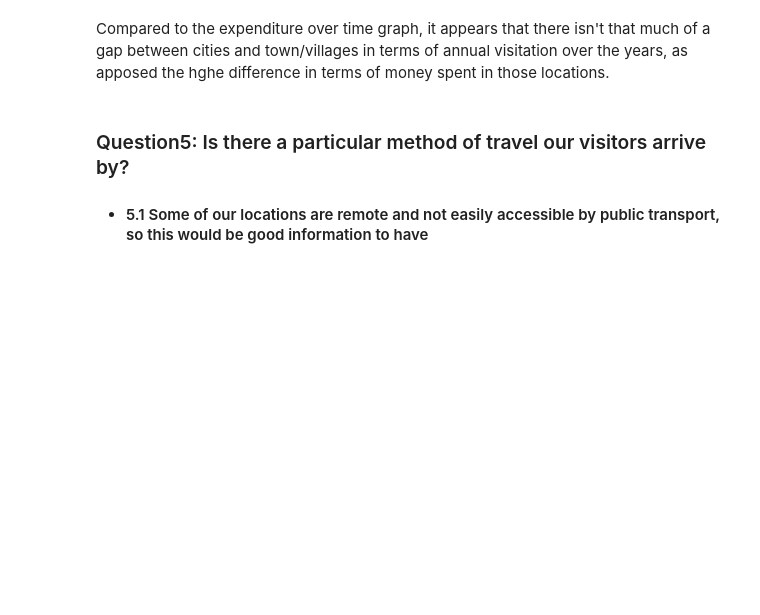
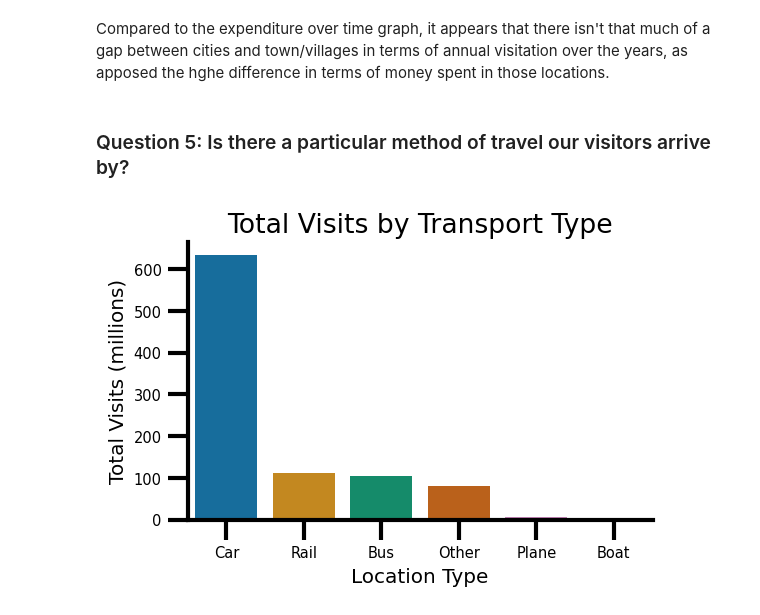
Before and after one commit to mjmarr/visit_scotland_final_project, a Jupyter notebook: Analysis.ipynb, the cells around one changed output. Drawn from its saved outputs; the diff is of its cells as text; code cells hidden in the pictures; blank space fills up the shorter version.

```diff
--- a/Analysis.ipynb
+++ b/Analysis.ipynb
@@ -573,5 +573,34 @@ plt.title('Annual Visits by Location Types' , fontsize = 16);
 # %% [markdown]
 Compared to the expenditure over time graph, it appears that there isn't that much of a gap between cities and town/villages in terms of annual visitation over the years, as apposed the hghe difference in terms of money spent in those locations.
 # %% [markdown]
-### Question5: Is there a particular method of travel our visitors arrive by?
- - #### 5.1 Some of our locations are remote and not easily accessible by public transport, so this would be good information to have
+### Question 5: Is there a particular method of travel our visitors arrive by?
+# %%
+# by transport type
+q5_transport = (
+    transport.query("transport_type != 'All' & breakdown_of_domestic_tourism == 'Visits'")
+    .groupby('transport_type')
+    .value
+    .sum()
+    .sort_values(ascending=False)
+    .reset_index(name = 'total_visits')
+    .copy()
+)
+
+#over time/by year
+q5_transport_yearly = (
+    transport.query("transport_type != 'All' & breakdown_of_domestic_tourism == 'Visits'")
+    .groupby(['transport_type','year'])
+    .value
+    .sum()
+    .sort_values(ascending=False)
+    .reset_index(name = 'total_visits_per_year')
+    .copy()
+)
+# %%
+sns.barplot(data = q5_transport, x='transport_type', y='total_visits', palette='colorblind')
+sns.despine()
+plt.xlabel("Location Type", fontsize = 12)
+plt.ylabel("Total Visits (millions)" , fontsize = 12)
+plt.title('Total Visits by Transport Type' , fontsize = 16);
+# %% [output]
+[figure, added]
```
Also changed, not shown: parts of 4 cells of this notebook.
